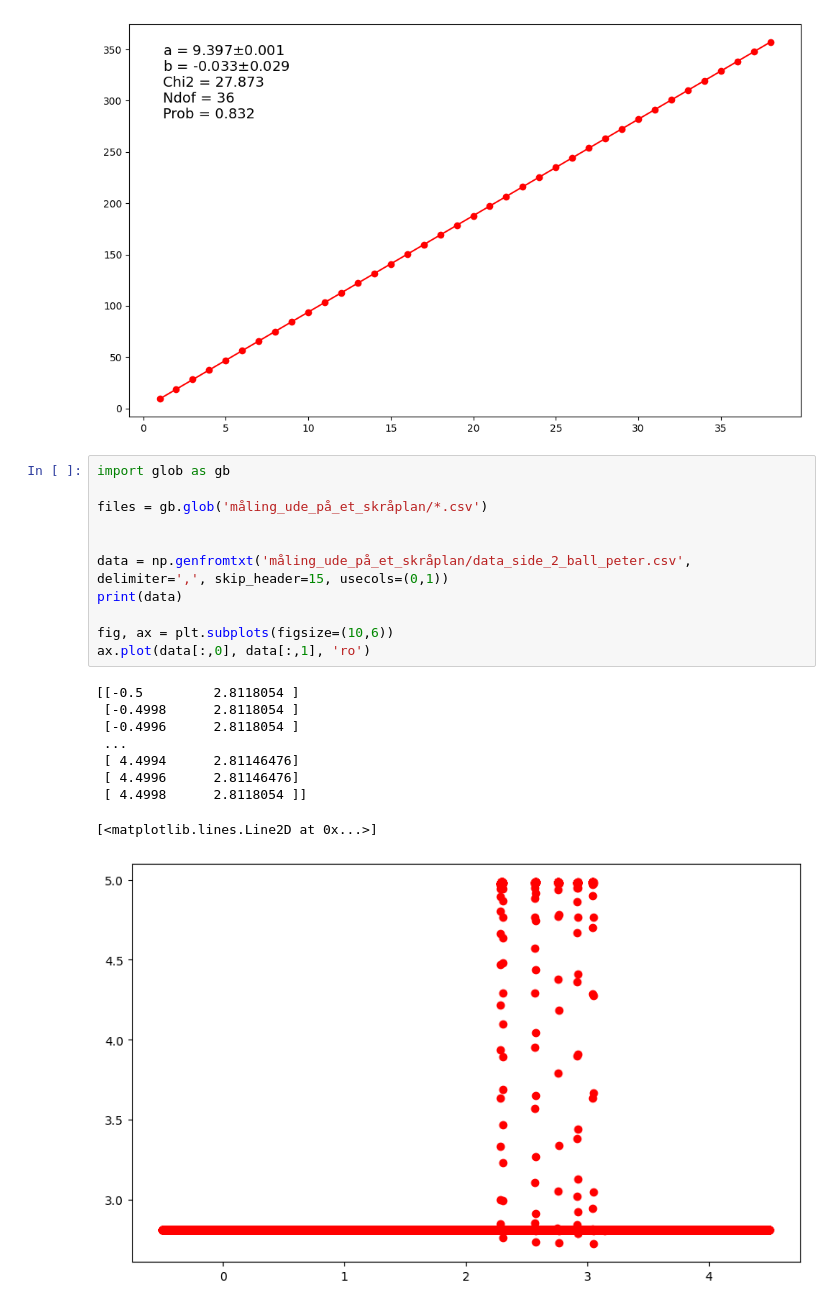
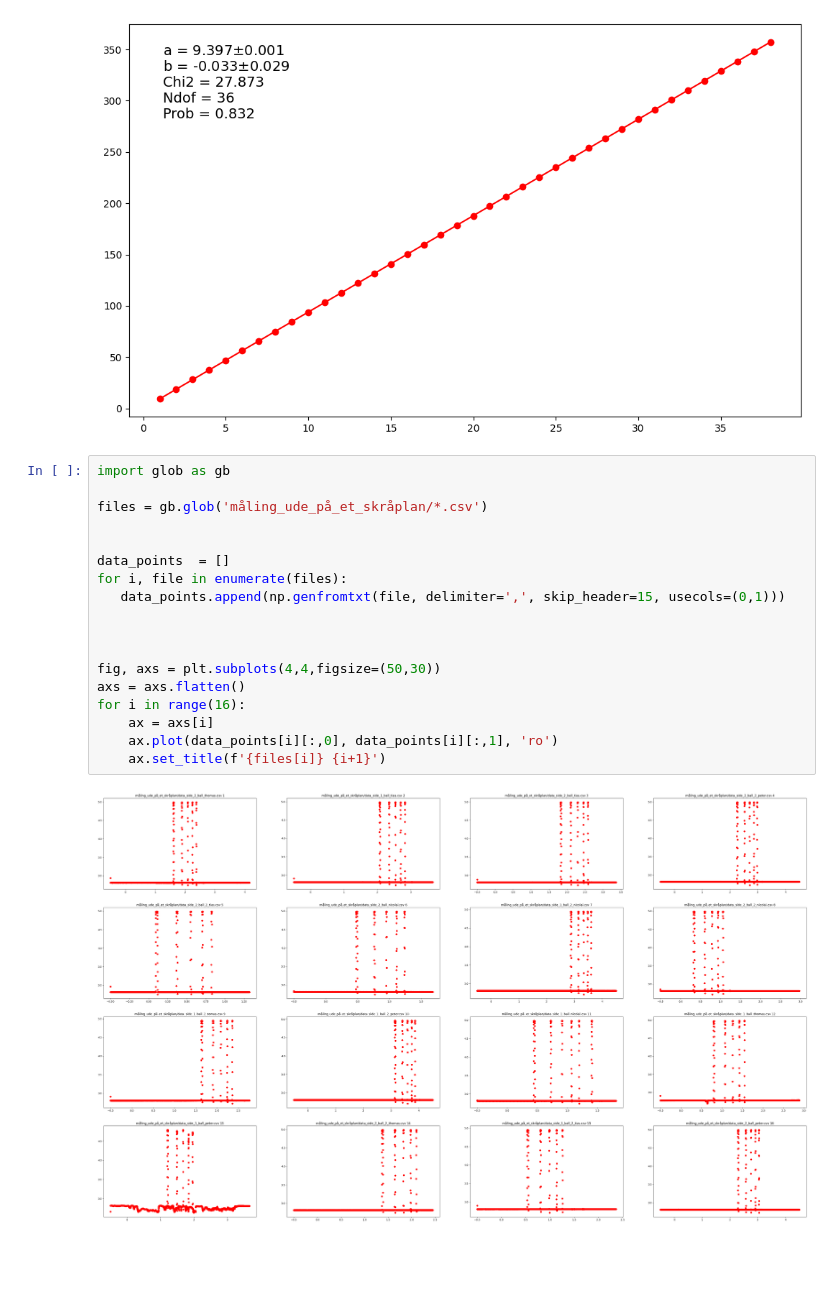
Before and after one commit to nicolai52/AppliedStatistics, a Jupyter notebook: gravitation.ipynb, the cells around one changed output. Cells and saved outputs as stored; diff of their text form; blank space fills up the shorter version.

```diff
--- a/gravitation.ipynb
+++ b/gravitation.ipynb
@@ -107,21 +107,20 @@ fig.tight_layout()
 # %%
 import glob as gb
 
 files = gb.glob('måling_ude_på_et_skråplan/*.csv')
 
 
-data = np.genfromtxt('måling_ude_på_et_skråplan/data_side_2_ball_peter.csv', delimiter=',', skip_header=15, usecols=(0,1))
-print(data)
+data_points  = []
+for i, file in enumerate(files):
+   data_points.append(np.genfromtxt(file, delimiter=',', skip_header=15, usecols=(0,1)))
 
-fig, ax = plt.subplots(figsize=(10,6))
-ax.plot(data[:,0], data[:,1], 'ro')
+
+
+fig, axs = plt.subplots(4,4,figsize=(50,30))
+axs = axs.flatten()
+for i in range(16):
+    ax = axs[i]
+    ax.plot(data_points[i][:,0], data_points[i][:,1], 'ro')
+    ax.set_title(f'{files[i]} {i+1}')
 # %% [output]
-[[-0.5         2.8118054 ]
- [-0.4998      2.8118054 ]
- [-0.4996      2.8118054 ]
- ...
- [ 4.4994      2.81146476]
- [ 4.4996      2.81146476]
- [ 4.4998      2.8118054 ]]
-[<matplotlib.lines.Line2D at 0x...>]
-[figure, old version]
+[figure, new version]
```
Also changed, not shown: parts of 6 cells of this notebook.
